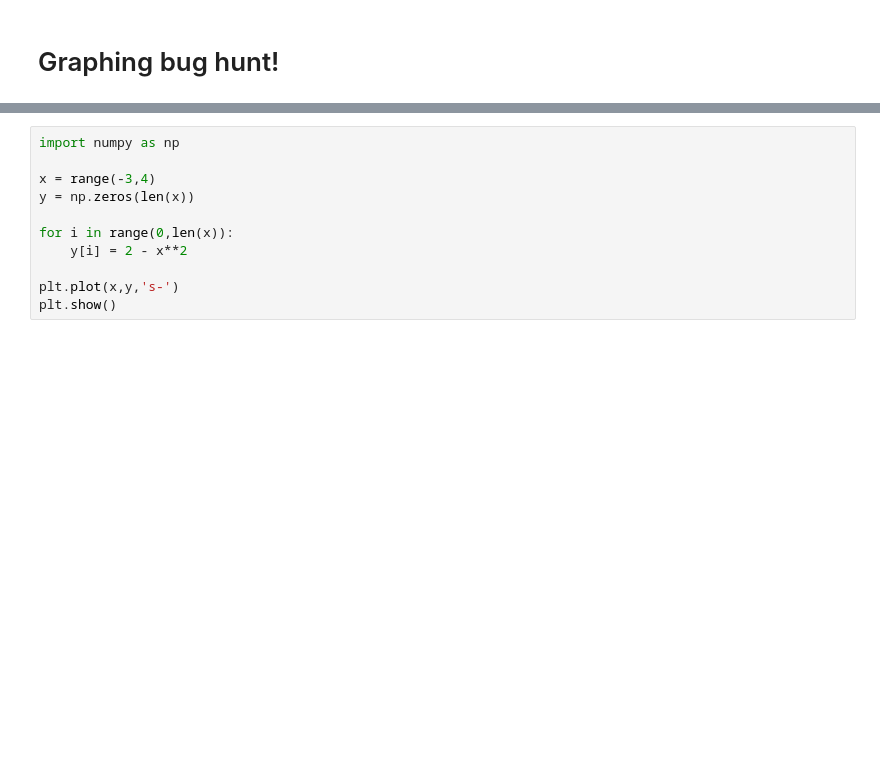
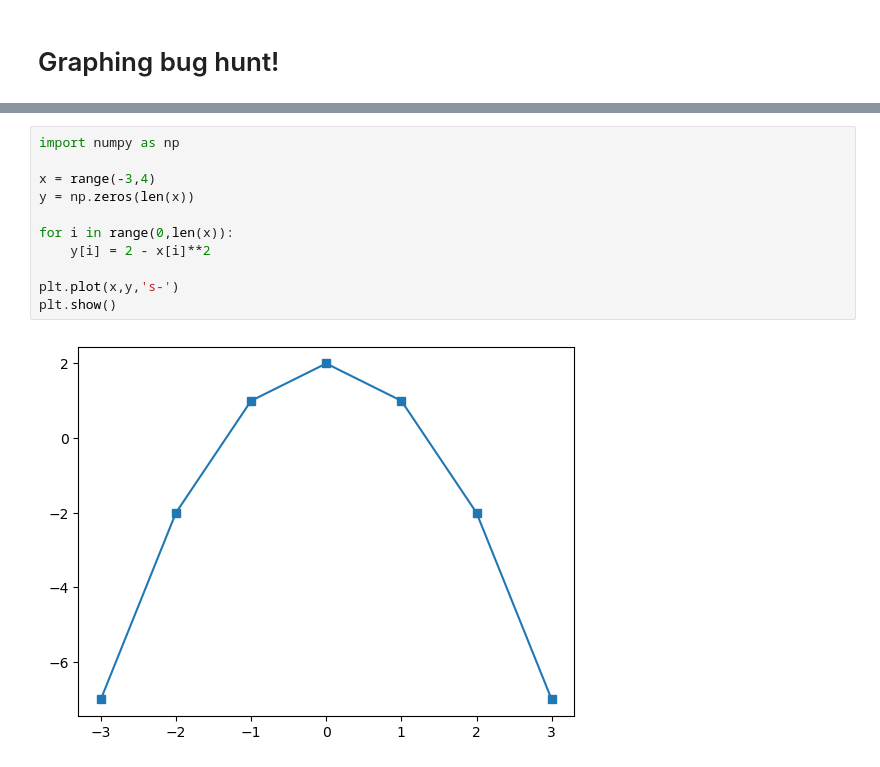
Before and after one commit to jinjiaacademy/MathPython, a Jupyter notebook: MXC_pymath_graphing_BUGHUNT.ipynb, the cells around one changed output, grey strips where cells are left out. Cells and saved outputs as stored; diff of their text form; blank space fills up the shorter version.

```diff
--- a/MXC_pymath_graphing_BUGHUNT.ipynb
+++ b/MXC_pymath_graphing_BUGHUNT.ipynb
@@ -14,11 +20,13 @@ plt.show()
 # %%
 import numpy as np
 
 x = range(-3,4)
 y = np.zeros(len(x))
 
 for i in range(0,len(x)):
-    y[i] = 2 - x**2
+    y[i] = 2 - x[i]**2
 
 plt.plot(x,y,'s-')
 plt.show()
+# %% [output]
+[figure, added]
```
Also changed, not shown: parts of 12 cells of this notebook.
